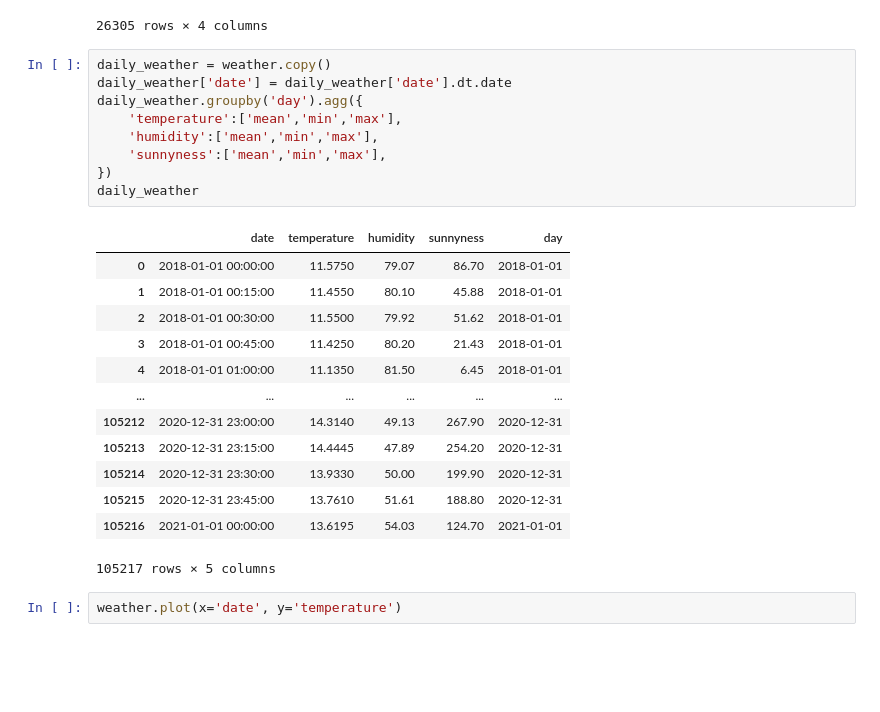
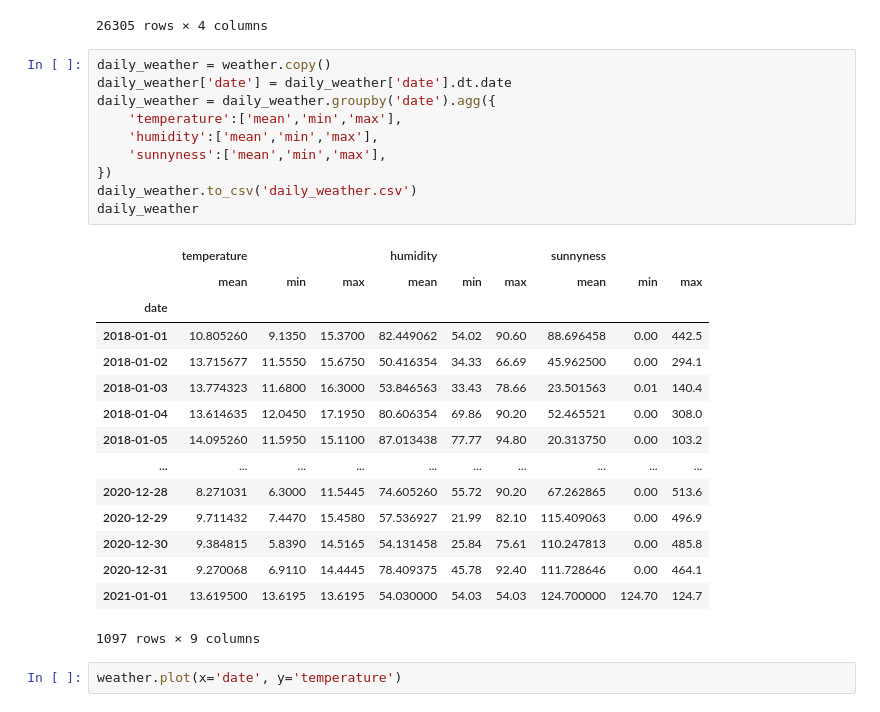
Before and after one commit to kmcguigan1/WATAI2023_energy_demand_modelling, a Jupyter notebook: build_data.ipynb, the cells around one changed output. Cells and saved outputs as stored; diff of their text form; blank space fills up the shorter version.

```diff
--- a/build_data.ipynb
+++ b/build_data.ipynb
@@ -69,26 +69,29 @@ hourly_weather
 # %%
 daily_weather = weather.copy()
 daily_weather['date'] = daily_weather['date'].dt.date
-daily_weather.groupby('day').agg({
+daily_weather = daily_weather.groupby('date').agg({
     'temperature':['mean','min','max'],
     'humidity':['mean','min','max'],
     'sunnyness':['mean','min','max'],
 })
+daily_weather.to_csv('daily_weather.csv')
 daily_weather
 # %% [output]
-|  | date | temperature | humidity | sunnyness | day |
-| 0 | 2018-01-01 00:00:00 | 11.5750 | 79.07 | 86.70 | 2018-01-01 |
-| 1 | 2018-01-01 00:15:00 | 11.4550 | 80.10 | 45.88 | 2018-01-01 |
-| 2 | 2018-01-01 00:30:00 | 11.5500 | 79.92 | 51.62 | 2018-01-01 |
-| 3 | 2018-01-01 00:45:00 | 11.4250 | 80.20 | 21.43 | 2018-01-01 |
-| 4 | 2018-01-01 01:00:00 | 11.1350 | 81.50 | 6.45 | 2018-01-01 |
-| ... | ... | ... | ... | ... | ... |
-| 105212 | 2020-12-31 23:00:00 | 14.3140 | 49.13 | 267.90 | 2020-12-31 |
-| 105213 | 2020-12-31 23:15:00 | 14.4445 | 47.89 | 254.20 | 2020-12-31 |
-| 105214 | 2020-12-31 23:30:00 | 13.9330 | 50.00 | 199.90 | 2020-12-31 |
-| 105215 | 2020-12-31 23:45:00 | 13.7610 | 51.61 | 188.80 | 2020-12-31 |
-| 105216 | 2021-01-01 00:00:00 | 13.6195 | 54.03 | 124.70 | 2021-01-01 |
+|  | temperature |  |  | humidity |  |  | sunnyness |  |  |
+|  | mean | min | max | mean | min | max | mean | min | max |
+| date |  |  |  |  |  |  |  |  |  |
+| 2018-01-01 | 10.805260 | 9.1350 | 15.3700 | 82.449062 | 54.02 | 90.60 | 88.696458 | 0.00 | 442.5 |
+| 2018-01-02 | 13.715677 | 11.5550 | 15.6750 | 50.416354 | 34.33 | 66.69 | 45.962500 | 0.00 | 294.1 |
+| 2018-01-03 | 13.774323 | 11.6800 | 16.3000 | 53.846563 | 33.43 | 78.66 | 23.501563 | 0.01 | 140.4 |
+| 2018-01-04 | 13.614635 | 12.0450 | 17.1950 | 80.606354 | 69.86 | 90.20 | 52.465521 | 0.00 | 308.0 |
+| 2018-01-05 | 14.095260 | 11.5950 | 15.1100 | 87.013438 | 77.77 | 94.80 | 20.313750 | 0.00 | 103.2 |
+| ... | ... | ... | ... | ... | ... | ... | ... | ... | ... |
+| 2020-12-28 | 8.271031 | 6.3000 | 11.5445 | 74.605260 | 55.72 | 90.20 | 67.262865 | 0.00 | 513.6 |
+| 2020-12-29 | 9.711432 | 7.4470 | 15.4580 | 57.536927 | 21.99 | 82.10 | 115.409063 | 0.00 | 496.9 |
+| 2020-12-30 | 9.384815 | 5.8390 | 14.5165 | 54.131458 | 25.84 | 75.61 | 110.247813 | 0.00 | 485.8 |
+| 2020-12-31 | 9.270068 | 6.9110 | 14.4445 | 78.409375 | 45.78 | 92.40 | 111.728646 | 0.00 | 464.1 |
+| 2021-01-01 | 13.619500 | 13.6195 | 13.6195 | 54.030000 | 54.03 | 54.03 | 124.700000 | 124.70 | 124.7 |
-105217 rows × 5 columns
+1097 rows × 9 columns
 # %%
 weather.plot(x='date', y='temperature')
 # %% [output]
```
Also changed, not shown: parts of 2 cells of this notebook, 47 other files.
